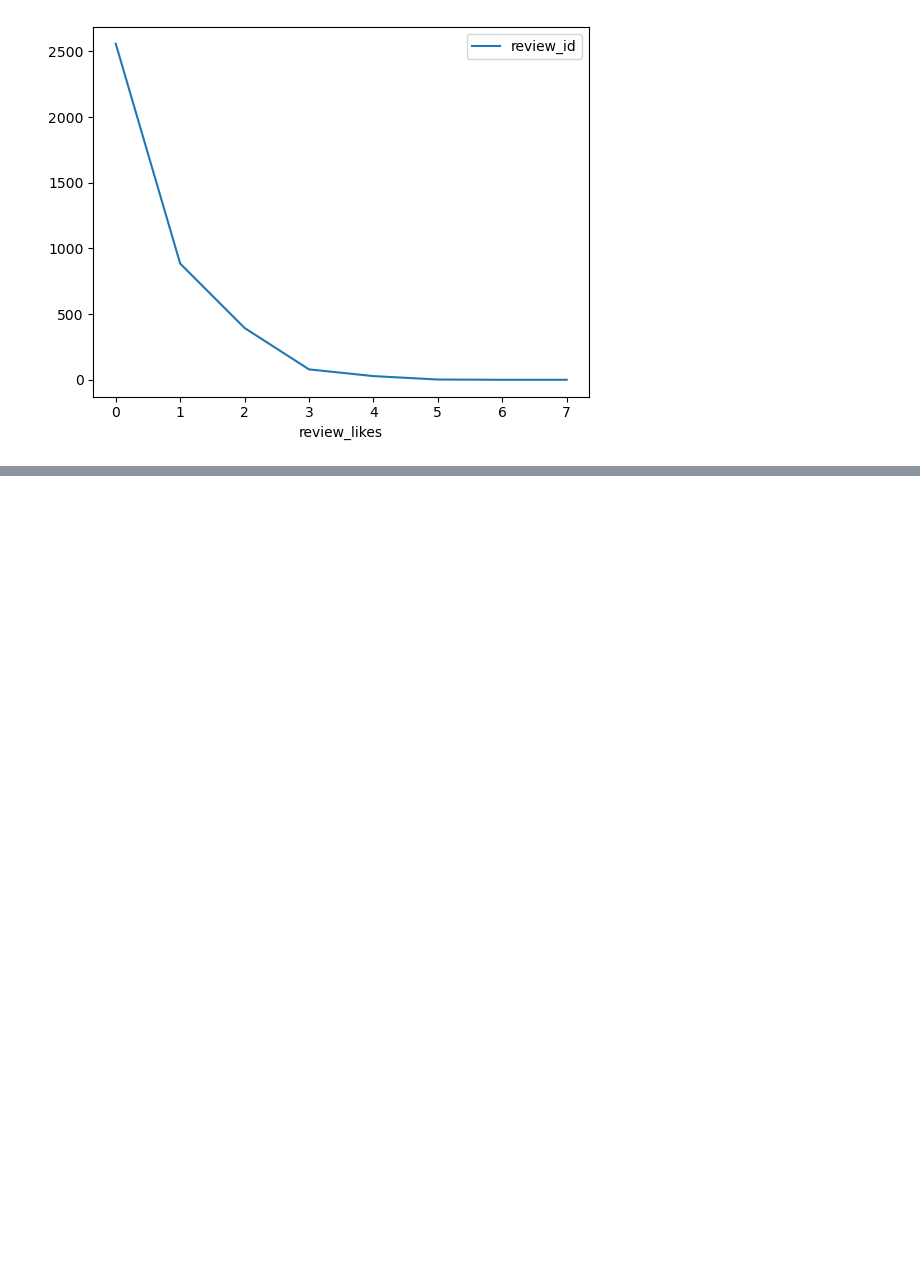
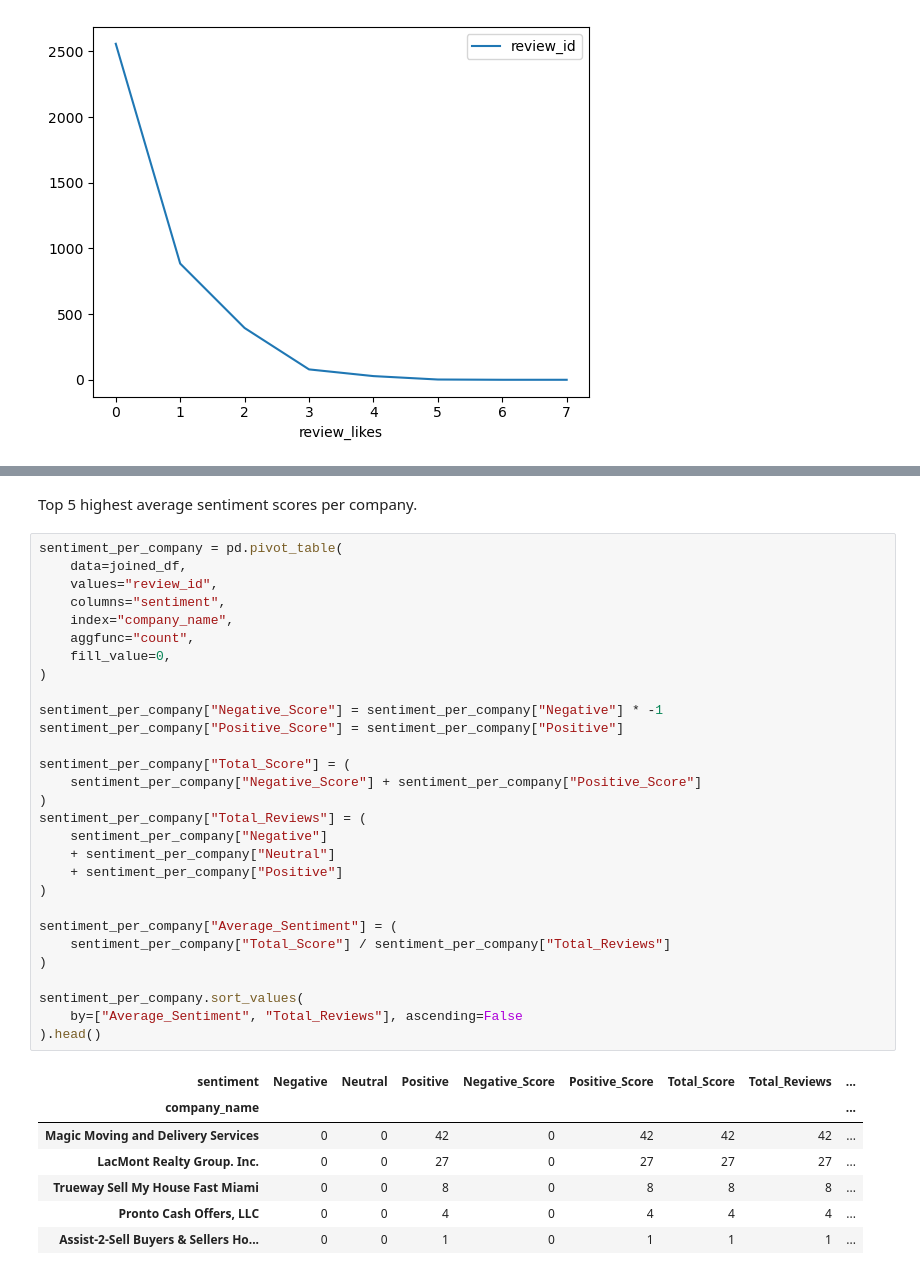
Before and after one commit to bcalistrate/data-trial, a Jupyter notebook: notebooks/query_postgres_data.ipynb, the cells around one changed output, grey strips where cells are left out. Cells and saved outputs as stored; diff of their text form; blank space fills up the shorter version.

```diff
--- a/notebooks/query_postgres_data.ipynb
+++ b/notebooks/query_postgres_data.ipynb
@@ -811,0 +978,39 @@ customer_reviews_df[["review_id", "review_likes"]].groupby(
+# %% [markdown]
+Top 5 highest average sentiment scores per company.
+# %%
+sentiment_per_company = pd.pivot_table(
+    data=joined_df,
+    values="review_id",
+    columns="sentiment",
+    index="company_name",
+    aggfunc="count",
+    fill_value=0,
+)
+
+sentiment_per_company["Negative_Score"] = sentiment_per_company["Negative"] * -1
+sentiment_per_company["Positive_Score"] = sentiment_per_company["Positive"]
+
+sentiment_per_company["Total_Score"] = (
+    sentiment_per_company["Negative_Score"] + sentiment_per_company["Positive_Score"]
+)
+sentiment_per_company["Total_Reviews"] = (
+    sentiment_per_company["Negative"]
+    + sentiment_per_company["Neutral"]
+    + sentiment_per_company["Positive"]
+)
+
+sentiment_per_company["Average_Sentiment"] = (
+    sentiment_per_company["Total_Score"] / sentiment_per_company["Total_Reviews"]
+)
+
+sentiment_per_company.sort_values(
+    by=["Average_Sentiment", "Total_Reviews"], ascending=False
+).head()
+# %% [output]
+| sentiment | Negative | Neutral | Positive | Negative_Score | Positive_Score | Total_Score | Total_Reviews | ... |
+| company_name |  |  |  |  |  |  |  | ... |
+| Magic Moving and Delivery Services | 0 | 0 | 42 | 0 | 42 | 42 | 42 | ... |
+| LacMont Realty Group. Inc. | 0 | 0 | 27 | 0 | 27 | 27 | 27 | ... |
+| Trueway Sell My House Fast Miami | 0 | 0 | 8 | 0 | 8 | 8 | 8 | ... |
+| Pronto Cash Offers, LLC | 0 | 0 | 4 | 0 | 4 | 4 | 4 | ... |
+| Assist-2-Sell Buyers & Sellers Ho... | 0 | 0 | 1 | 0 | 1 | 1 | 1 | ... |
```
Also changed, not shown: parts of 25 cells of this notebook.
